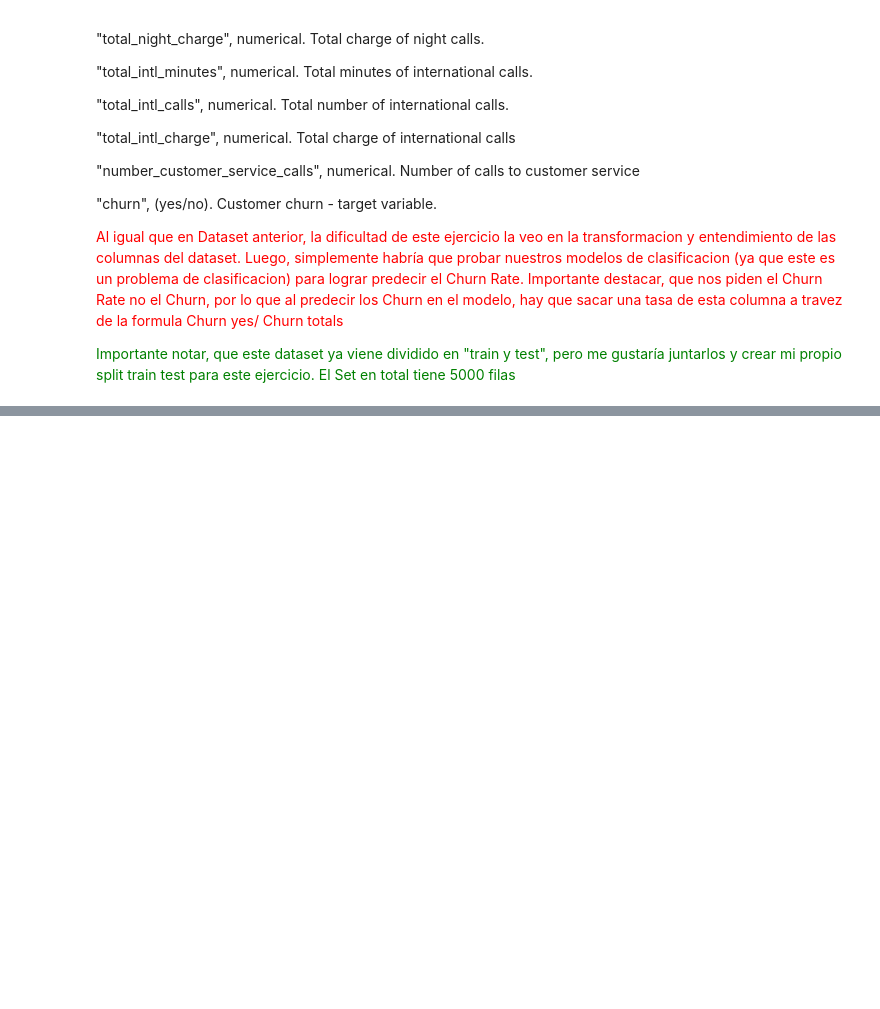
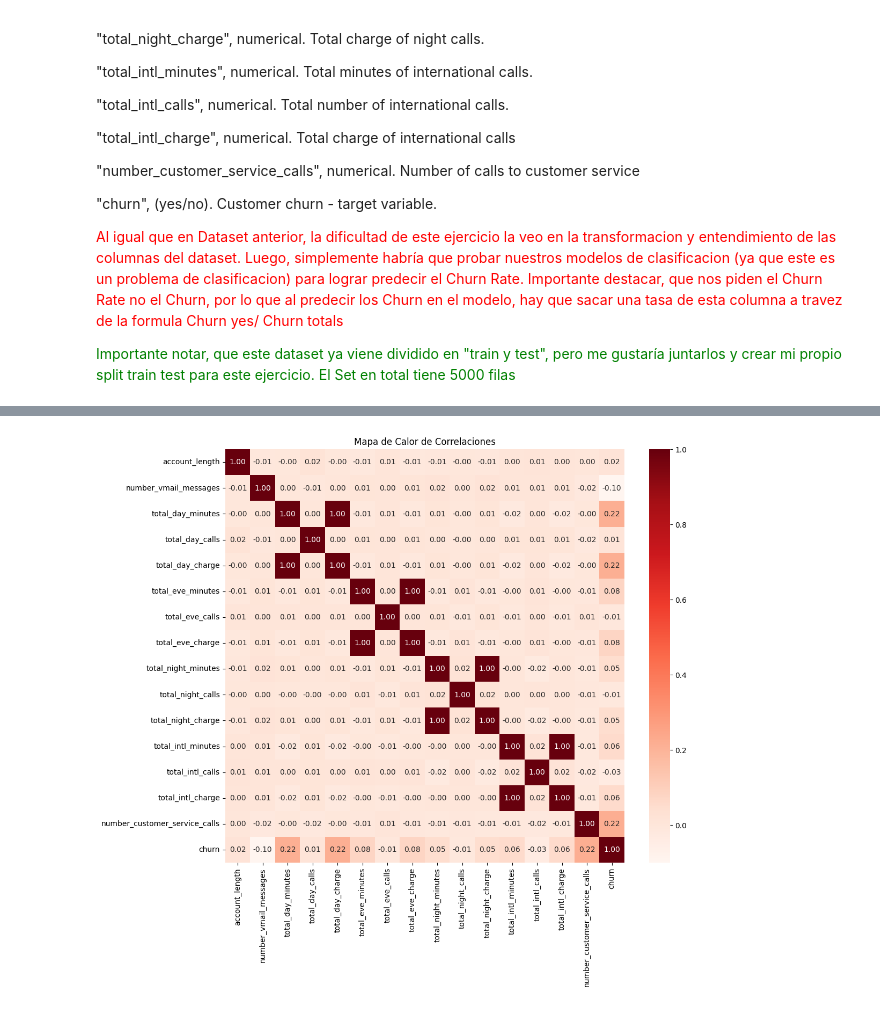
Before and after one commit to Kururoll/Proyecto-2, a Jupyter notebook: Proyecto_2.ipynb, the cells around one changed output, grey strips where cells are left out. Drawn from its saved outputs; the diff is of its cells as text; code cells hidden in the pictures; blank space fills up the shorter version.

```diff
--- a/Proyecto_2.ipynb
+++ b/Proyecto_2.ipynb
@@ -128,0 +397,8 @@ print(train.shape)
+# %%
+# Crear un diccionario de mapeo para convertir 'no' a 0 y 'yes' a 1
+mapeo_churn = {'no': 0, 'yes': 1}
+
+# Aplicar el mapeo a la columna 'churn'
+df['churn'] = df['churn'].map(mapeo_churn)
+
+df["churn"].value_counts()
@@ -128,0 +410,7 @@ print(train.shape)
+# %%
+# Suponiendo que tu DataFrame se llama df y las columnas que deseas eliminar son 'columna1' y 'columna2'
+columnas_a_eliminar = ['costo_por_hora_nacional', 'costo_por_hora_internacional']
+
+# Eliminar las columnas del DataFrame
+df = df.drop(columnas_a_eliminar, axis=1)
+df.info()
@@ -128,0 +435,13 @@ print(train.shape)
+# %%
+df_numeric = df.select_dtypes(include=['int64', 'float64'])
+
+# Calcular la matriz de correlación
+correlaciones = df_numeric.corr()
+
+# Crear un mapa de calor de correlaciones con tonos de rojo
+plt.figure(figsize=(12, 10))  # Ajusta el tamaño de la figura
+sns.heatmap(correlaciones, annot=True, cmap='Reds', fmt=".2f")
+plt.title('Mapa de Calor de Correlaciones')
+plt.show()
+# %% [output]
+[figure, added]
```
Also changed, not shown: parts of 35 cells of this notebook.
